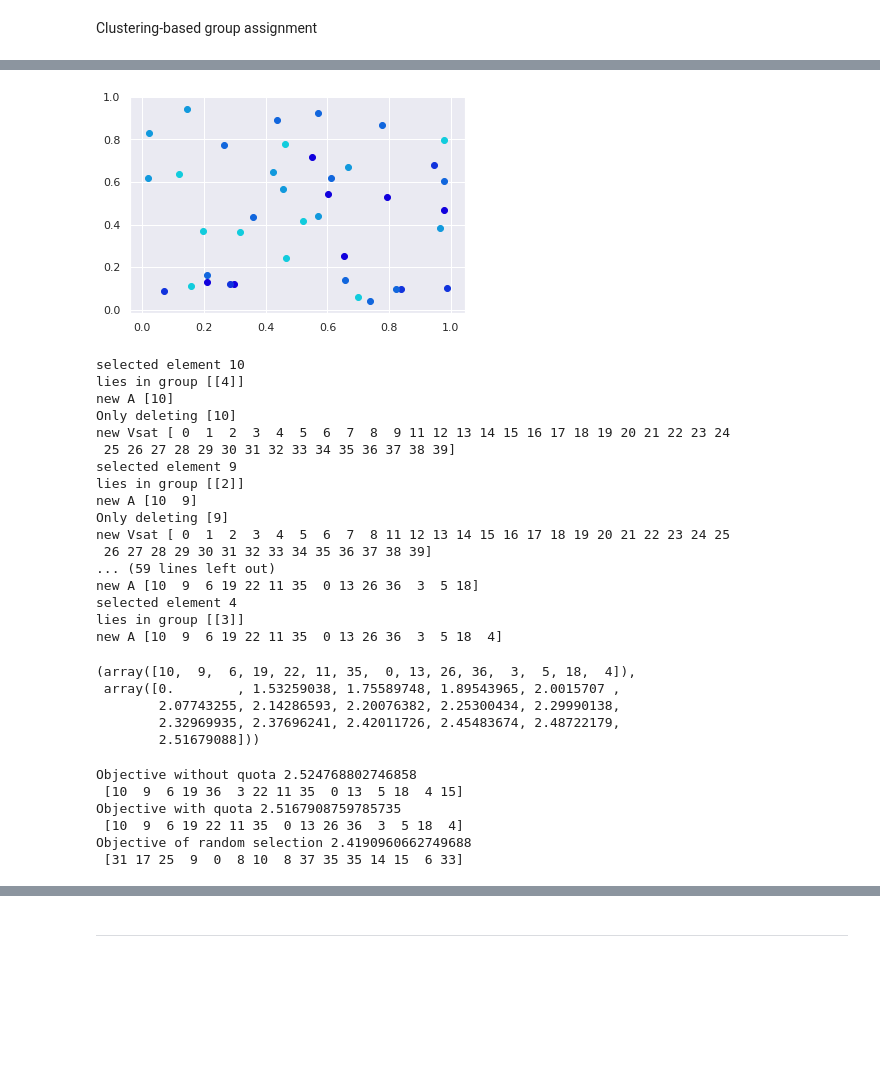
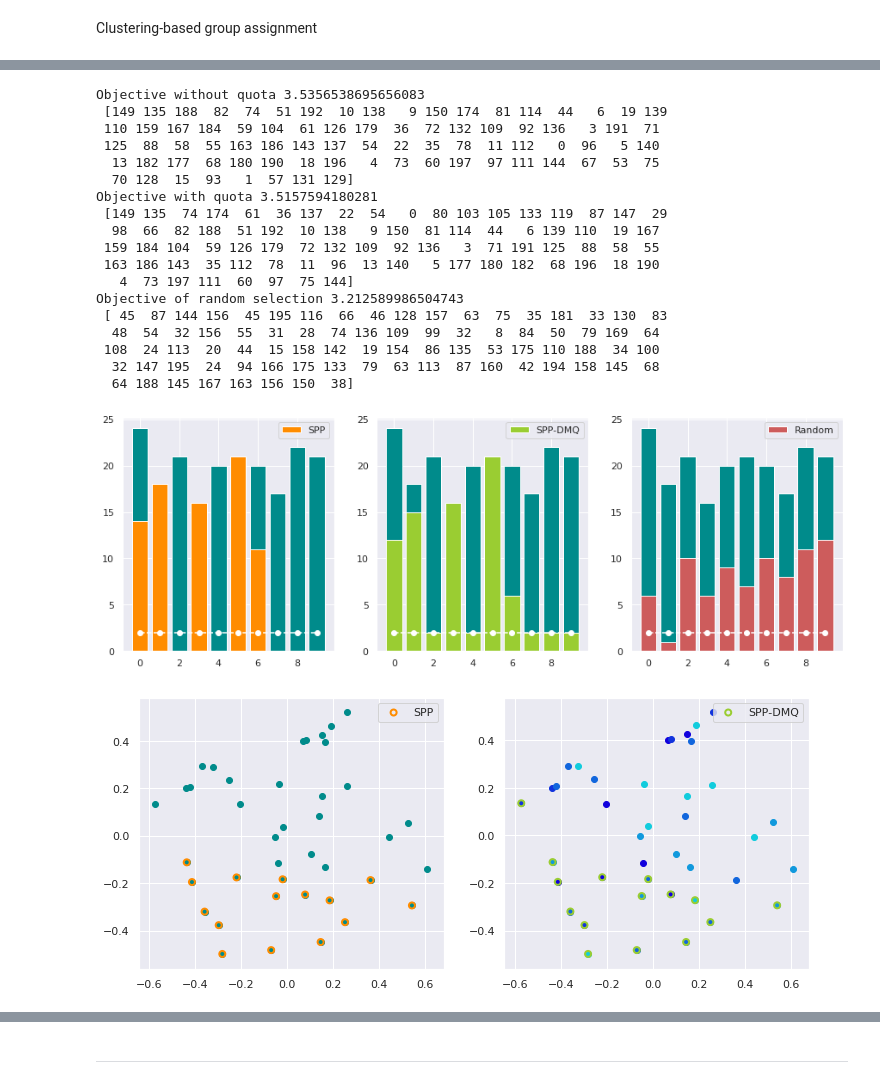
Before and after one commit to neerajaabhyankar/fair-cohort-selection, a Jupyter notebook: discrete-point-process-with-quota.ipynb, the cells around one changed output, grey strips where cells are left out. Saved outputs shown, nothing was run; the diff lists cells and outputs as text; code cells hidden in the pictures; blank space fills up the shorter version.

```diff
--- a/discrete-point-process-with-quota.ipynb
+++ b/discrete-point-process-with-quota.ipynb
@@ -494,8 +557,0 @@ viztsne_DMQ(X, Memvec, memcolors, [], "orange", "Group assignment", 30)
-# %%
-Xemb = X.copy()
-for jj in range(p_groups):
-    memgrp = np.argwhere(Memvec[:,jj])
-    plt.scatter(Xemb[memgrp,0], Xemb[memgrp,1], c=memcolors[jj])
-#plt.scatter(Xemb[S,0], Xemb[S,1], facecolors="none", edgecolors=setcolor, linewidth=2, label=setlabel)
-# %% [output]
-[figure, removed]
@@ -596,50 +558,46 @@ def greedyquota_submod(V, X, mixw, Memvec, quo, k ,verbose=False):
-# %%
-greedyquota_submod(None, X, mixw, Memvec, quo, k_budget, True)
-# %% [output]
-selected element 10
-lies in group [[4]]
-new A [10]
-Only deleting [10]
-new Vsat [ 0  1  2  3  4  5  6  7  8  9 11 12 13 14 15 16 17 18 19 20 21 22 23 24
- 25 26 27 28 29 30 31 32 33 34 35 36 37 38 39]
-selected element 9
-lies in group [[2]]
-new A [10  9]
-Only deleting [9]
-new Vsat [ 0  1  2  3  4  5  6  7  8 11 12 13 14 15 16 17 18 19 20 21 22 23 24 25
- 26 27 28 29 30 31 32 33 34 35 36 37 38 39]
-... (59 lines left out)
-new A [10  9  6 19 22 11 35  0 13 26 36  3  5 18]
-selected element 4
-lies in group [[3]]
-new A [10  9  6 19 22 11 35  0 13 26 36  3  5 18  4]
-(array([10,  9,  6, 19, 22, 11, 35,  0, 13, 26, 36,  3,  5, 18,  4]),
- array([0.        , 1.53259038, 1.75589748, 1.89543965, 2.0015707 ,
-        2.07743255, 2.14286593, 2.20076382, 2.25300434, 2.29990138,
-        2.32969935, 2.37696241, 2.42011726, 2.45483674, 2.48722179,
-        2.51679088]))
 # %%
 S_s, objectives_s = greedygains_submod(None, X, mixw, k_budget)
 S_sq, objectives_sq = greedyquota_submod(None, X, mixw, Memvec, quo, k_budget)
 S_r = np.random.choice(n_samples, k_budget)
 objective_sr = submodgains(X, np.sum(X[S_r,:], axis=0), 0, None, mixw)
 
 print("Objective without quota", objectives_s[-1], "\n", S_s)
 print("Objective with quota", objectives_sq[-1], "\n", S_sq)
 print("Objective of random selection", objective_sr, "\n", S_r)
+
+plt.figure(figsize=(15,5))
+plt.subplot(1,3,1)
+vizbalance_MQ(np.arange(n_samples), Memvec, "darkcyan", quo, "white", S_s, "darkorange", "SPP")
+plt.subplot(1,3,2)
+vizbalance_MQ(np.arange(n_samples), Memvec, "darkcyan", quo, "white", S_sq, "yellowgreen", "SPP-DMQ")
+plt.subplot(1,3,3)
+vizbalance_MQ(np.arange(n_samples), Memvec, "darkcyan", quo, "white", S_r, "indianred", "Random")
 # %% [output]
-Objective without quota 2.524768802746858
- [10  9  6 19 36  3 22 11 35  0 13  5 18  4 15]
-Objective with quota 2.5167908759785735
- [10  9  6 19 22 11 35  0 13 26 36  3  5 18  4]
-Objective of random selection 2.4190960662749688
- [31 17 25  9  0  8 10  8 37 35 35 14 15  6 33]
+Objective without quota 3.5356538695656083
+ [149 135 188  82  74  51 192  10 138   9 150 174  81 114  44   6  19 139
+ 110 159 167 184  59 104  61 126 179  36  72 132 109  92 136   3 191  71
+ 125  88  58  55 163 186 143 137  54  22  35  78  11 112   0  96   5 140
+  13 182 177  68 180 190  18 196   4  73  60 197  97 111 144  67  53  75
+  70 128  15  93   1  57 131 129]
+Objective with quota 3.5157594180281
+ [149 135  74 174  61  36 137  22  54   0  80 103 105 133 119  87 147  29
+  98  66  82 188  51 192  10 138   9 150  81 114  44   6 139 110  19 167
+ 159 184 104  59 126 179  72 132 109  92 136   3  71 191 125  88  58  55
+ 163 186 143  35 112  78  11  96  13 140   5 177 180 182  68 196  18 190
+   4  73 197 111  60  97  75 144]
+Objective of random selection 3.212589986504743
+ [ 45  87 144 156  45 195 116  66  46 128 157  63  75  35 181  33 130  83
+  48  54  32 156  55  31  28  74 136 109  99  32   8  84  50  79 169  64
+ 108  24 113  20  44  15 158 142  19 154  86 135  53 175 110 188  34 100
+  32 147 195  24  94 166 175 133  79  63 113  87 160  42 194 158 145  68
+  64 188 145 167 163 156 150  38]
+[figure, added]
 # %%
 plt.figure(figsize=(12,5))
 
 plt.subplot(1,2,1)
-# plottingtools.viztsne(X, S_s, "darkolivegreen", "SPP", 30)
-vizpca(X, S_s, "darkolivegreen", "SPP", 30)
+vizpca(X, "darkcyan", S_s, "darkorange", "SPP")
 plt.subplot(1,2,2)
-# plottingtools.viztsne_DMQ(X, Memvec, memcolors, S_sq, "orange", "SPP-DMQ", 30)
-vizpca_DMQ(X, Memvec, memcolors, S_sq, "orange", "SPP-DMQ", 30)
+vizpca_DMQ(X, Memvec, memcolors, S_sq, "yellowgreen", "SPP-DMQ")
+# %% [output]
+[figure, added]
```
Also changed, not shown: parts of 18 cells of this notebook, 2 other files.
